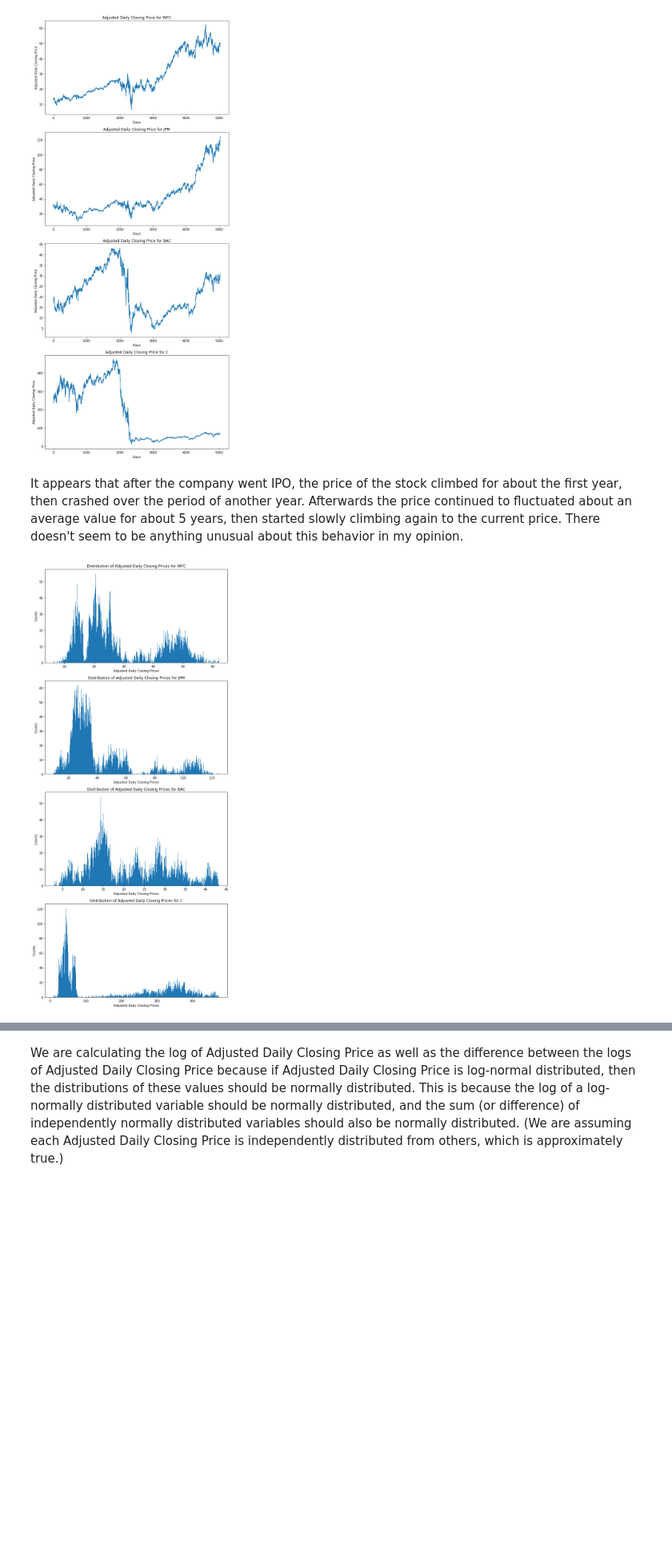
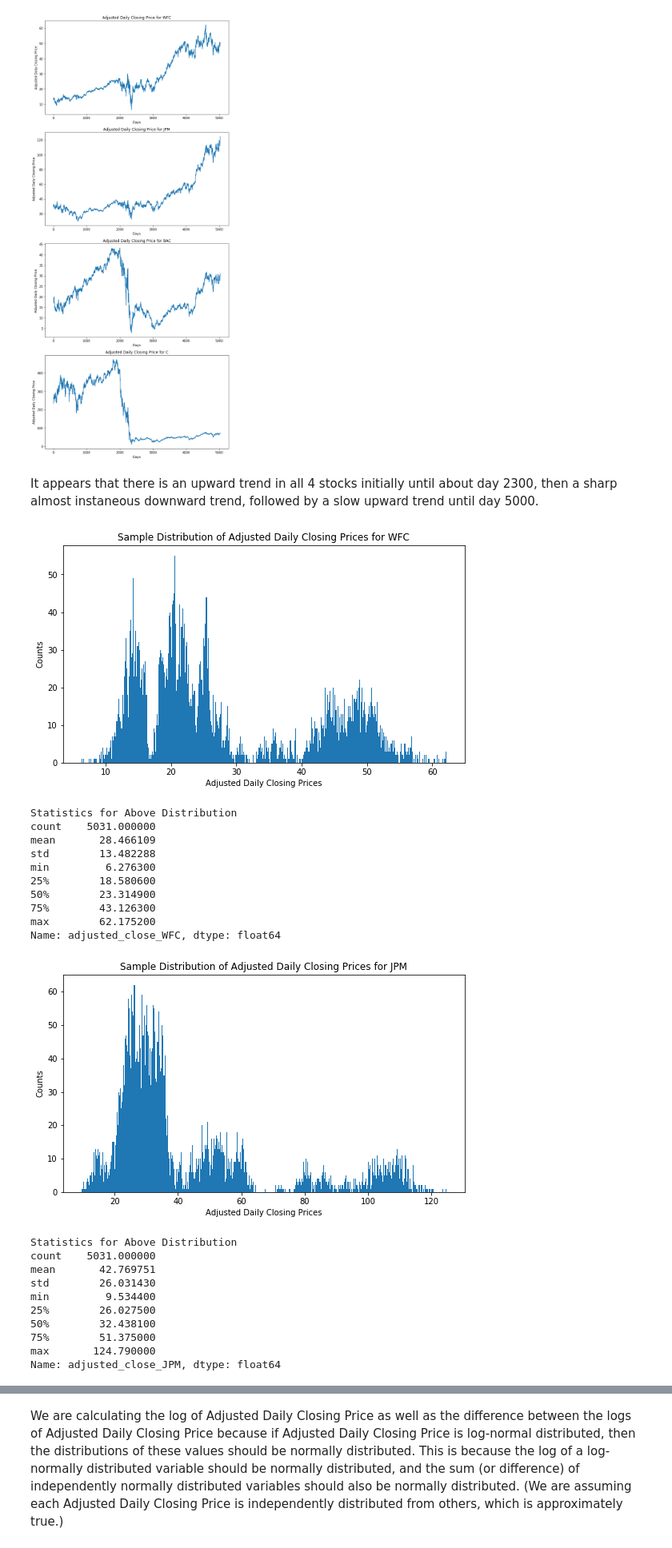
Before and after one commit to Evbor/Stock_Analysis, a Jupyter notebook: research/model_v1/FinTech.ipynb, the cells around one changed output, grey strips where cells are left out. Shown at 80% size. Cells and saved outputs as stored; diff of their text form; code cells hidden in the pictures; blank space fills up the shorter version.

```diff
--- a/research/model_v1/FinTech.ipynb
+++ b/research/model_v1/FinTech.ipynb
@@ -727,18 +732,42 @@ for i in range(len(tickers)):
 plt.show()
 # %% [output]
 [figure]
-# %% [markdown]
-It appears that after the company went IPO, the price of the stock climbed for about the first year, then crashed over the period of another year. Afterwards the price continued to fluctuated about an average value for about 5 years, then started slowly climbing again to the current price. There doesn't seem to be anything unusual about this behavior in my opinion.
+# %% [markdown]
+It appears that there is an upward trend in all 4 stocks initially until about day 2300, then a sharp almost instaneous downward trend, followed by a slow upward trend until day 5000.
 # %%
 # Plotting the distribution of Adjusted Daily Closing Prices
-fig, ax = plt.subplots(len(tickers), 1, figsize=(9, 20), tight_layout=True)
 
 for i in range(len(tickers)):
-    ax[i].hist(df['_'.join(['adjusted_close', tickers[i]])].tolist(), bins=500)
-    ax[i].set_title('Distribution of Adjusted Daily Closing Prices for {}'.format(tickers[i]))
-    ax[i].set_xlabel('Adjusted Daily Closing Prices')
-    ax[i].set_ylabel('Counts')
-
-plt.show()
+    data = df['_'.join(['adjusted_close', tickers[i]])]
+    fig, ax = plt.subplots(figsize=(9,5))
+    ax.hist(data.tolist(), bins=500)
+    ax.set_title('Sample Distribution of Adjusted Daily Closing Prices for {}'.format(tickers[i]))
+    ax.set_xlabel('Adjusted Daily Closing Prices')
+    ax.set_ylabel('Counts')
+    plt.show()
+    print('Statistics for Above Distribution')
+    print(data.describe())
+    print()
 # %% [output]
-[figure, old version]
+[figure, new version]
+Statistics for Above Distribution
+count    5031.000000
+mean       28.466109
+std        13.482288
+min         6.276300
+25%        18.580600
+50%        23.314900
+75%        43.126300
+max        62.175200
+Name: adjusted_close_WFC, dtype: float64
+[figure, added]
+Statistics for Above Distribution
+count    5031.000000
+mean       42.769751
+std        26.031430
+min         9.534400
+25%        26.027500
+50%        32.438100
+75%        51.375000
+max       124.790000
+Name: adjusted_close_JPM, dtype: float64
```
Also changed, not shown: parts of 80 cells of this notebook, 1 other file.
